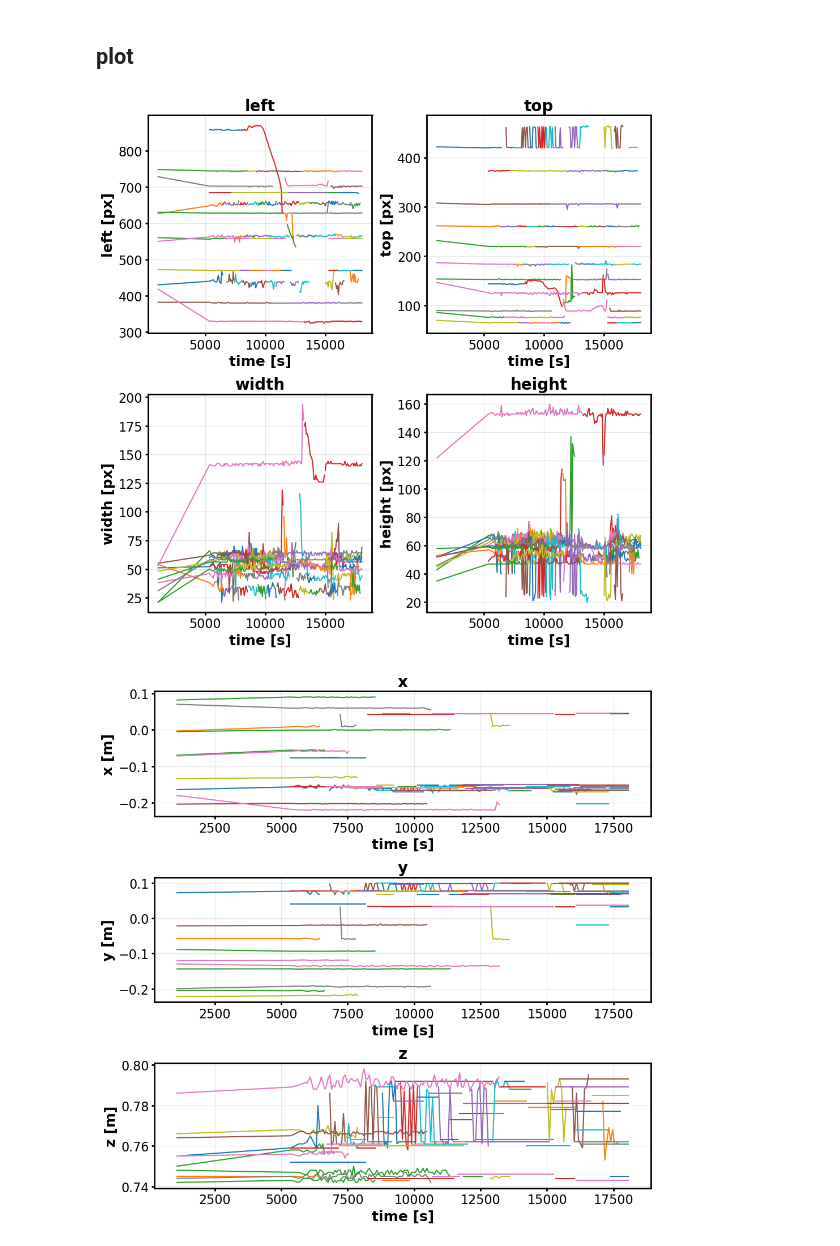
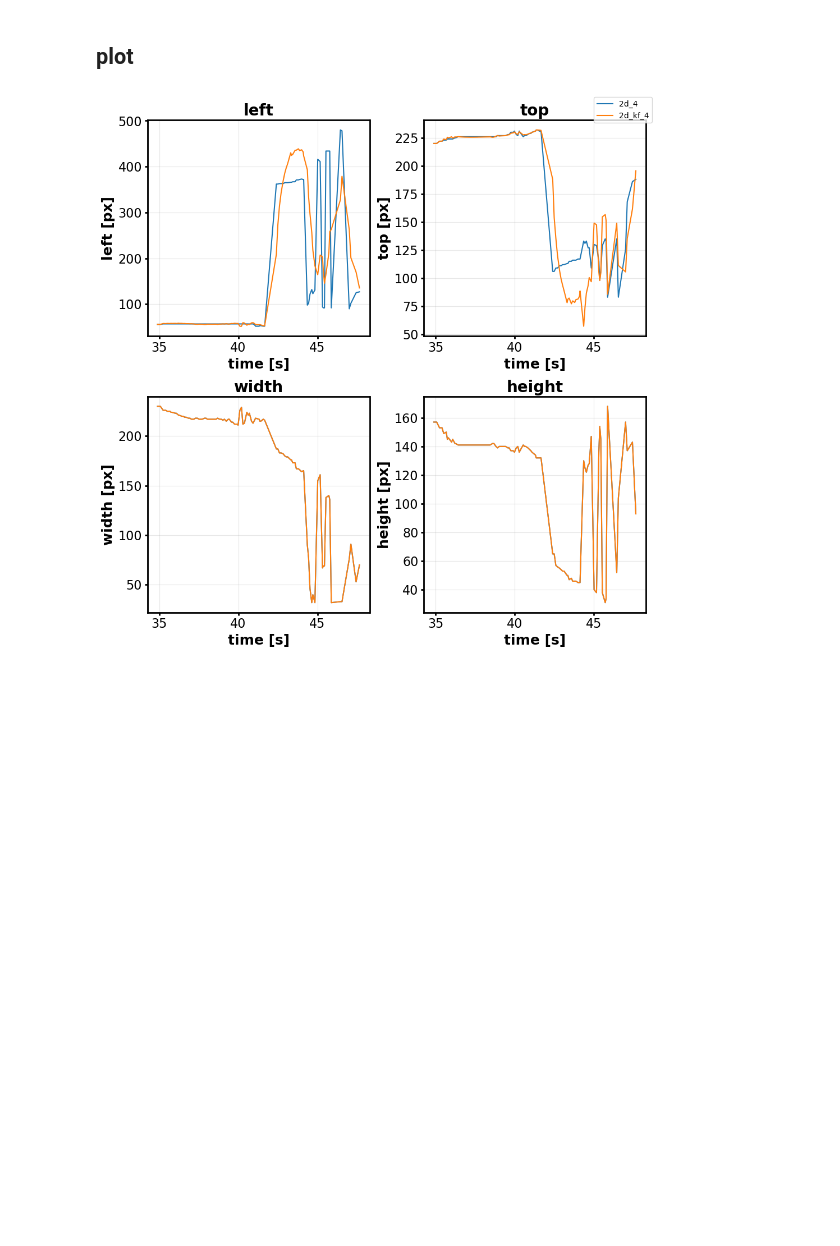
Before and after one commit to yukitiec/object_tracking_docker, a Jupyter notebook: analysis/analysis.ipynb, the cells around one changed output. Drawn from its saved outputs; the diff is of its cells as text; code cells hidden in the pictures; blank space fills up the shorter version.

```diff
--- a/analysis/analysis.ipynb
+++ b/analysis/analysis.ipynb
@@ -40,11 +40,14 @@ def array2dict(array,n_unit, n_minimum_valid_data):
     return dict_return
 
 ## Plot
-def plot_2d(data,fig,ax):
+def plot_2d(data,fig,ax,label=None):
     #data : N_time, 5(time, left,top,width,height)
     #time, left,top,width,height
     for i in range(4):
-        ax[i//2,i%2].plot(data[:,0],data[:,i+1]) #(time, value)
+        if label is not None and i==0:
+            ax[i//2,i%2].plot(data[:,0],data[:,i+2],label=label) #(time, value)
+        else:
+            ax[i//2,i%2].plot(data[:,0],data[:,i+2]) #(time, value)
     return fig, ax
 
 def set_ax_2d(ax):
@@ -110,38 +113,30 @@ def set_ax_3d(ax):
 # %% [markdown]
 ## Load data
 # %%
-rootDir = r"C:\Users\kawaw\cpp\skeleton_tracking_latest\csv\realsense\human_cube_tracking"
-path_2d = os.path.join(rootDir, 'saved_data_2d.csv')
-path_3d = os.path.join(rootDir, 'saved_data_3d.csv')
+rootDir = r"C:\Users\kawaw\cpp\object_tracking_windows\object_tracking_windows\csv\02_12_37_49"
+path_2d = os.path.join(rootDir, 'object_2d.csv')
+path_2d_kf = os.path.join(rootDir, 'object_2d_kf.csv')
 
-n_unit_2d = 5
-n_unit_3d = 4
+n_unit_2d = 6 #(time.label.left,top,width,height)
 n_minimum_valid_sequence = 10
 
 data_2d = load_data(path_2d)
-data_3d = load_data(path_3d)
+data_2d_kf = load_data(path_2d_kf)
 
 dict_2d = array2dict(data_2d, n_unit_2d, n_minimum_valid_sequence)
-dict_3d = array2dict(data_3d, n_unit_3d, n_minimum_valid_sequence)
+dict_2d_kf = array2dict(data_2d_kf, n_unit_2d, n_minimum_valid_sequence)
 # %% [markdown]
 ## plot
 # %%
 fig,ax = plt.subplots(2,2,figsize=(10,10))
 #plot data.
-for key in dict_2d.keys():
-    fig,ax = plot_2d(dict_2d[key],fig,ax)
+for i,key in enumerate(dict_2d.keys()):
+    if i==4:
+        fig,ax = plot_2d(dict_2d[key],fig,ax,label=f"2d_{key}")
+        fig,ax = plot_2d(dict_2d_kf[key],fig,ax,label=f"2d_kf_{key}")
 ax = set_ax_2d(ax)
+fig.legend()
 plt.tight_layout()
 plt.show()
-
-
-fig,ax = plt.subplots(3,1,figsize=(10,10))
-#plot data.
-for key in dict_3d.keys():
-    fig,ax = plot_3d(dict_3d[key],fig,ax)
-ax = set_ax_3d(ax)
-plt.tight_layout()
-plt.show()
 # %% [output]
-[figure, old version]
+[figure, new version]
-[figure, removed]
```
